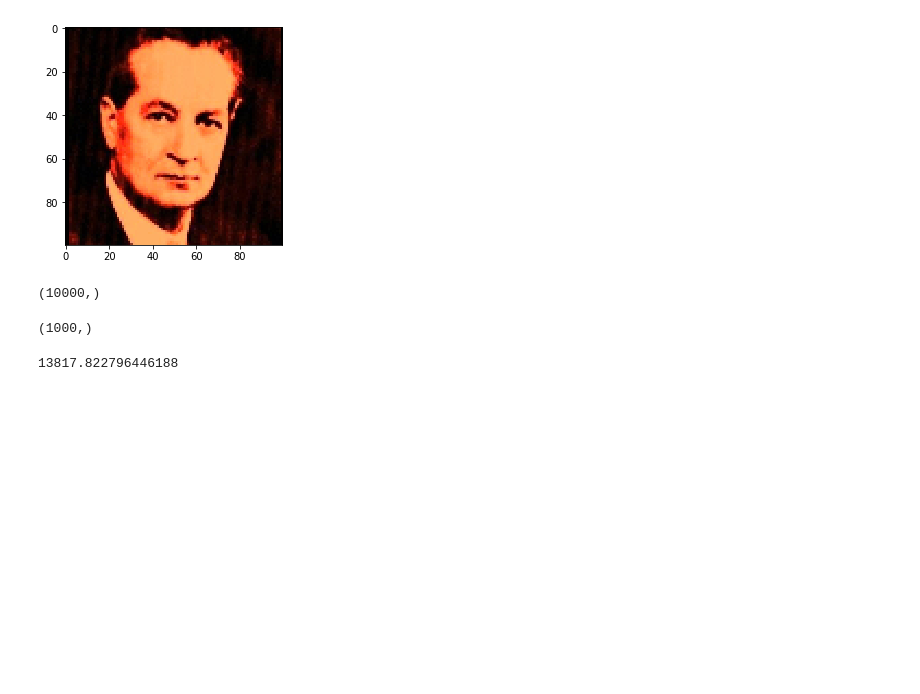
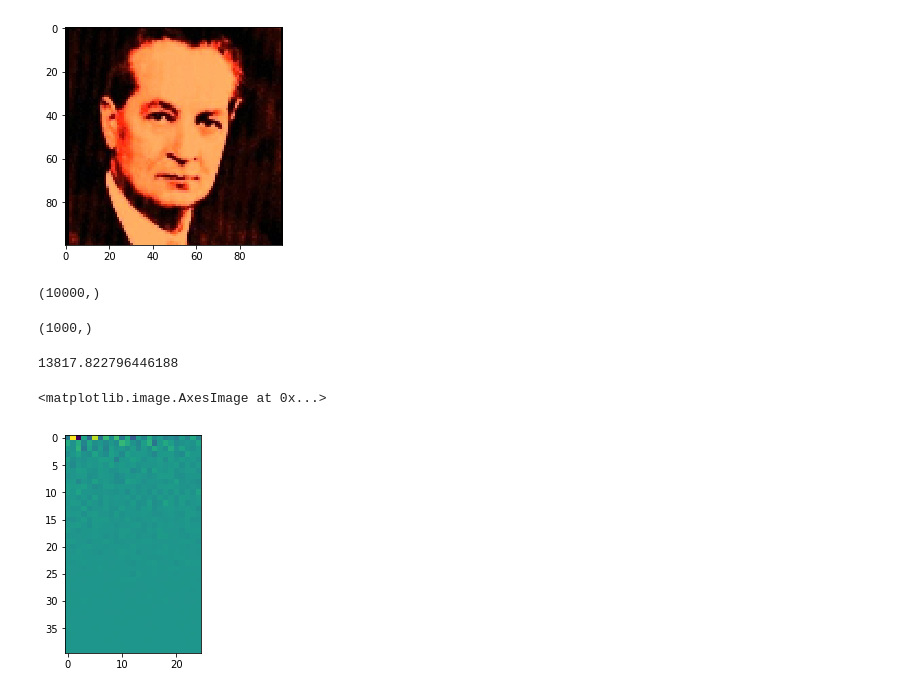
Before and after one commit to apugachev/linear-algebra-project, a Jupyter notebook: SVD.ipynb, the cells around one changed output. Drawn from its saved outputs; the diff is of its cells as text; code cells hidden in the pictures; blank space fills up the shorter version.

```diff
--- a/SVD.ipynb
+++ b/SVD.ipynb
@@ -54,5 +183,5 @@ imgs_reshaped.shape
 for i in tqdm(range(len(pics))):
     img = Image.open(pics[i])
     new_img = img.resize((PIC_SIZE,PIC_SIZE))
-    new_img = np.array(new_img)
-    imgs_reshaped[:,i] = new_img[:,:,0].reshape(-1,1)[:,0]
+    new_img = np.array(new_img)[:,:,0]
+    imgs_reshaped[:, i] = new_img.reshape(-1,1)[:,0]
@@ -124,3 +261,8 @@ for i in tqdm(range(sub_U.shape[1])):
 min_val
 # %% [output]
 13817.822796446188
+# %%
+plt.imshow((sub_U.T @ (imgs_reshaped[:,0] - mean_img)).reshape(40,-1))
+# %% [output]
+<matplotlib.image.AxesImage at 0x...>
+[figure, added]
```
Also changed, not shown: parts of 19 cells of this notebook.
